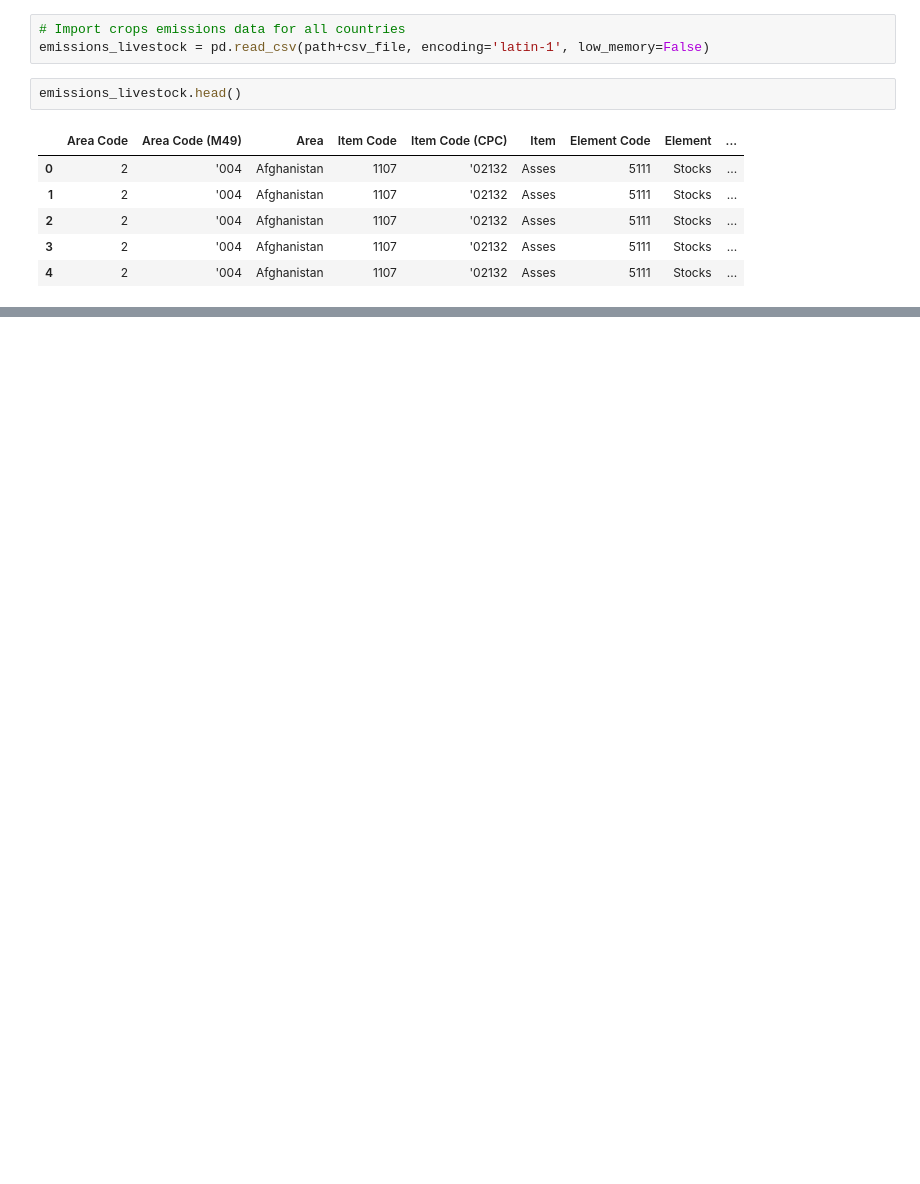
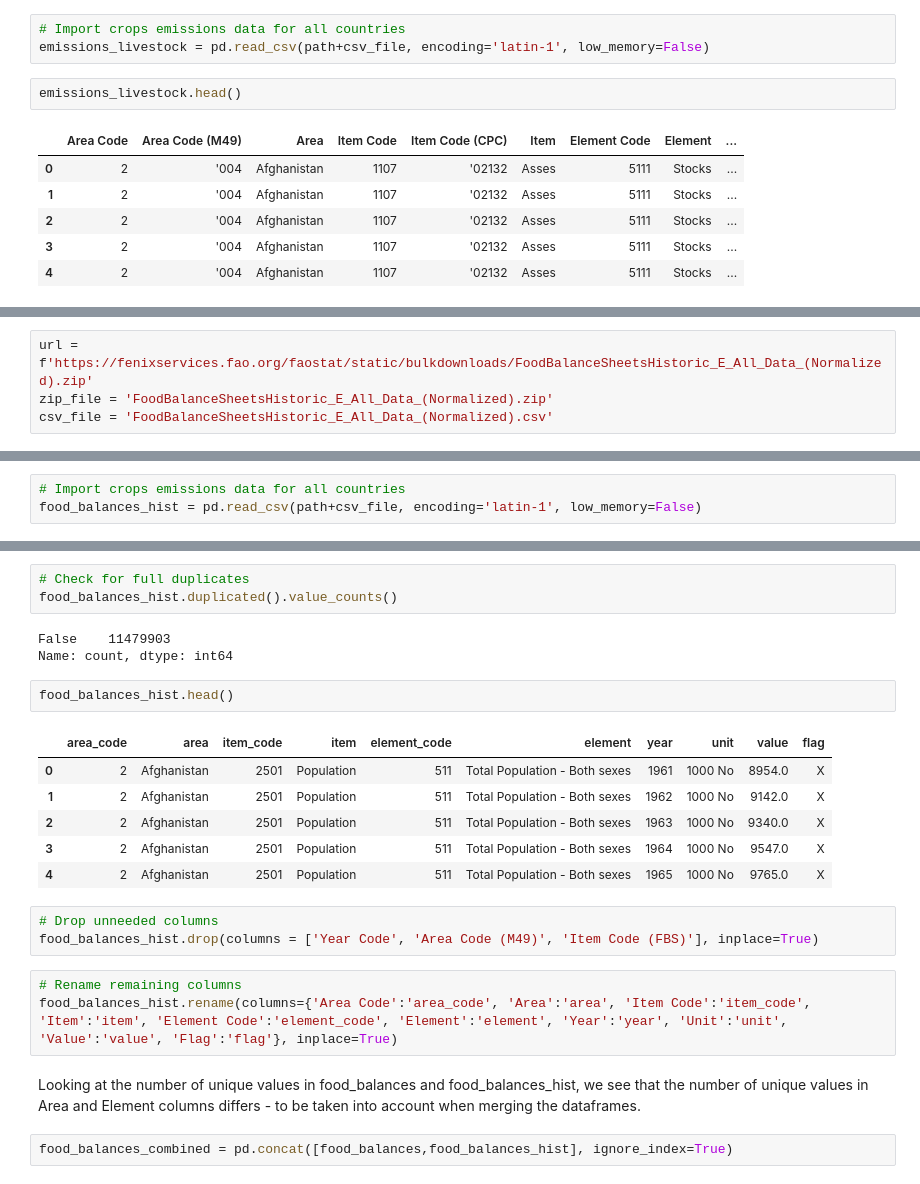
Before and after one commit to kostinam/neuefische-capstone, a Jupyter notebook: mk-data-import.ipynb, the cells around one changed output, grey strips where cells are left out. Cells and saved outputs as stored; diff of their text form; blank space fills up the shorter version.

```diff
--- a/mk-data-import.ipynb
+++ b/mk-data-import.ipynb
@@ -137,0 +253,4 @@ emissions_livestock.head()
+# %%
+url = f'https://fenixservices.fao.org/faostat/static/bulkdownloads/FoodBalanceSheetsHistoric_E_All_Data_(Normalized).zip'
+zip_file = 'FoodBalanceSheetsHistoric_E_All_Data_(Normalized).zip'
+csv_file = 'FoodBalanceSheetsHistoric_E_All_Data_(Normalized).csv'
@@ -137,0 +260,3 @@ emissions_livestock.head()
+# %%
+# Import crops emissions data for all countries
+food_balances_hist = pd.read_csv(path+csv_file, encoding='latin-1', low_memory=False)
@@ -137,0 +312,25 @@ emissions_livestock.head()
+# %%
+# Check for full duplicates
+food_balances_hist.duplicated().value_counts()
+# %% [output]
+False    11479903
+Name: count, dtype: int64
+# %%
+food_balances_hist.head()
+# %% [output]
+|  | area_code | area | item_code | item | element_code | element | year | unit | value | flag |
+| 0 | 2 | Afghanistan | 2501 | Population | 511 | Total Population - Both sexes | 1961 | 1000 No | 8954.0 | X |
+| 1 | 2 | Afghanistan | 2501 | Population | 511 | Total Population - Both sexes | 1962 | 1000 No | 9142.0 | X |
+| 2 | 2 | Afghanistan | 2501 | Population | 511 | Total Population - Both sexes | 1963 | 1000 No | 9340.0 | X |
+| 3 | 2 | Afghanistan | 2501 | Population | 511 | Total Population - Both sexes | 1964 | 1000 No | 9547.0 | X |
+| 4 | 2 | Afghanistan | 2501 | Population | 511 | Total Population - Both sexes | 1965 | 1000 No | 9765.0 | X |
+# %%
+# Drop unneeded columns
+food_balances_hist.drop(columns = ['Year Code', 'Area Code (M49)', 'Item Code (FBS)'], inplace=True)
+# %%
+# Rename remaining columns
+food_balances_hist.rename(columns={'Area Code':'area_code', 'Area':'area', 'Item Code':'item_code', 'Item':'item', 'Element Code':'element_code', 'Element':'element', 'Year':'year', 'Unit':'unit', 'Value':'value', 'Flag':'flag'}, inplace=True)
+# %% [markdown]
+Looking at the number of unique values in food_balances and food_balances_hist, we see that the number of unique values in Area and Element columns differs  - to be taken into account when merging the dataframes.
+# %%
+food_balances_combined = pd.concat([food_balances,food_balances_hist], ignore_index=True)
```
Also changed, not shown: parts of 33 cells of this notebook.
